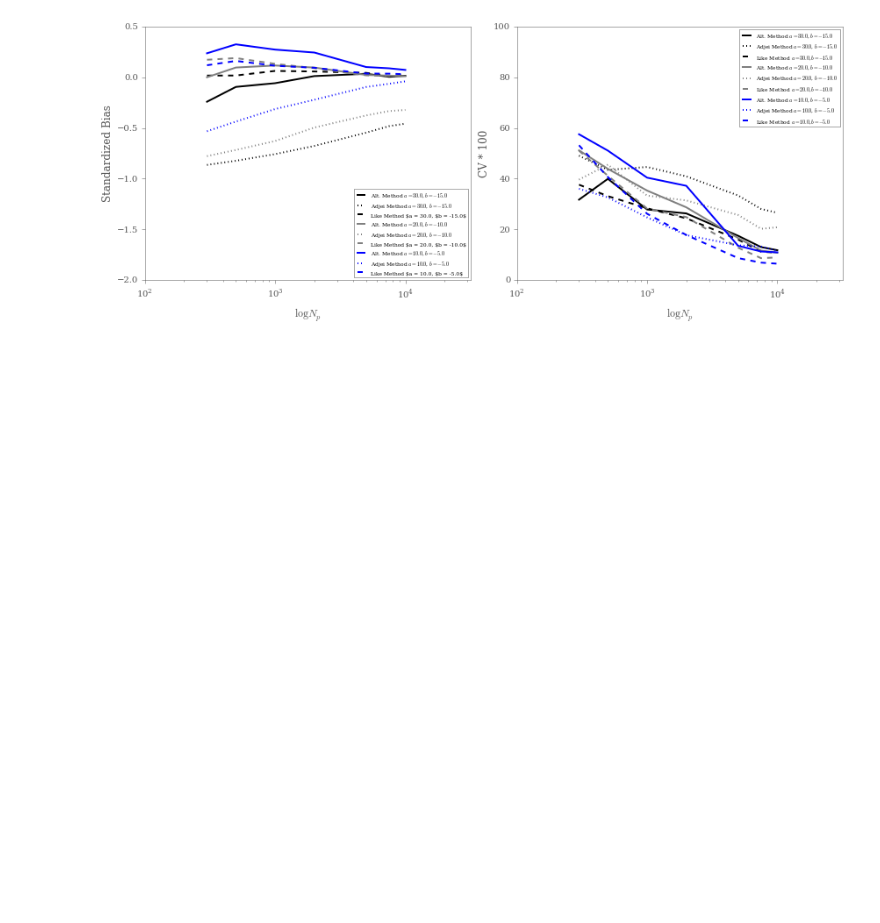
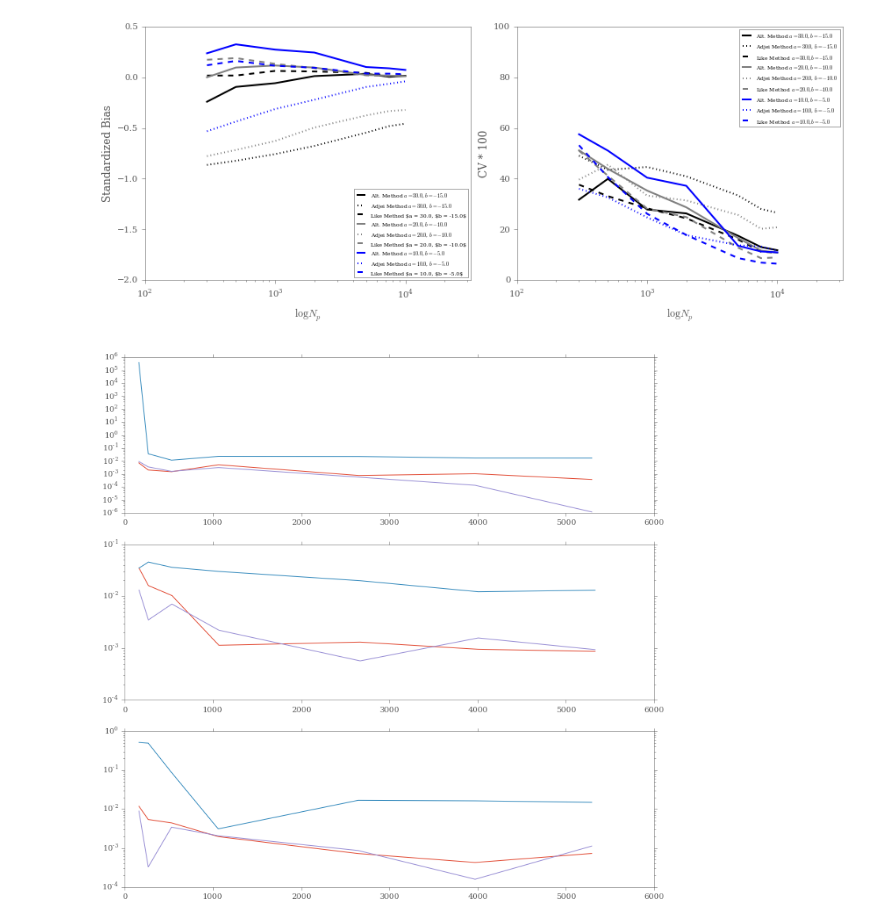
Before and after one commit to mqwilber/parasite_mortality, a Jupyter notebook: code/plotting_results.ipynb, the cells around one changed output. Cells and saved outputs as stored; diff of their text form; code cells hidden in the pictures; blank space fills up the shorter version.

```diff
--- a/code/plotting_results.ipynb
+++ b/code/plotting_results.ipynb
@@ -202,6 +202,7 @@ def plot_bias(sims, a_b_vec, file_name, N_vals, ylims=(-2, 0.5), ks=[1, 1, 0.5,
 
 Plotting the bias results for Scenario I with k=0.5 and k=1
 # %%
+reload(cfm)
 # Load in data from LD50 = exp(2): a=20, b=-10
 plot_vals_full_sim = pd.read_pickle("../results/without_crofton_fit_multiple_Np.pkl")
 N_avgs_full_sim = pd.read_pickle("../results/without_crofton_fit_multiple_Np_Navgs.pkl")
@@ -213,6 +214,8 @@ N_avgs_full_sim2 = pd.read_pickle("../results/without_crofton_fit_multiple_Np_Na
 # Load in data from LD50 = exp(2): a=30, b=-15
 plot_vals_full_sim3 = pd.read_pickle("../results/without_crofton_fit_multiple_Np3.pkl")
 N_avgs_full_sim3 = pd.read_pickle("../results/without_crofton_fit_multiple_Np_Navgs3.pkl")
+
+N_vals_k1 = [N_avgs_full_sim2, N_avgs_full_sim,  N_avgs_full_sim3]
 # %%
 # Load in data from LD50 = exp(2): a=20, b=-10
 plot_vals_full_sim_kpoint5 = pd.read_pickle("../results/without_crofton_fit_multiple_Np_kpoint5_1.pkl")
@@ -361,3 +390,11 @@ plot_simulations([third_sim_without_kpoint5, first_sim_without_kpoint5, second_s
                  "crof_bias_LD502_kpoint5.png", N_vals)
 # %% [output]
 [figure]
+# %%
+fig, axes = plt.subplots(3, 1, figsize=(12, 12))
+axes = axes.ravel()
+
+for i in xrange(len(N_vals_k1)):
+    axes[i].semilogy(N_vals_k1[i], np.array(LD50_k1[i]))
+# %% [output]
+[figure, added]
```
Also changed, not shown: parts of 13 cells of this notebook, 32 other files.
